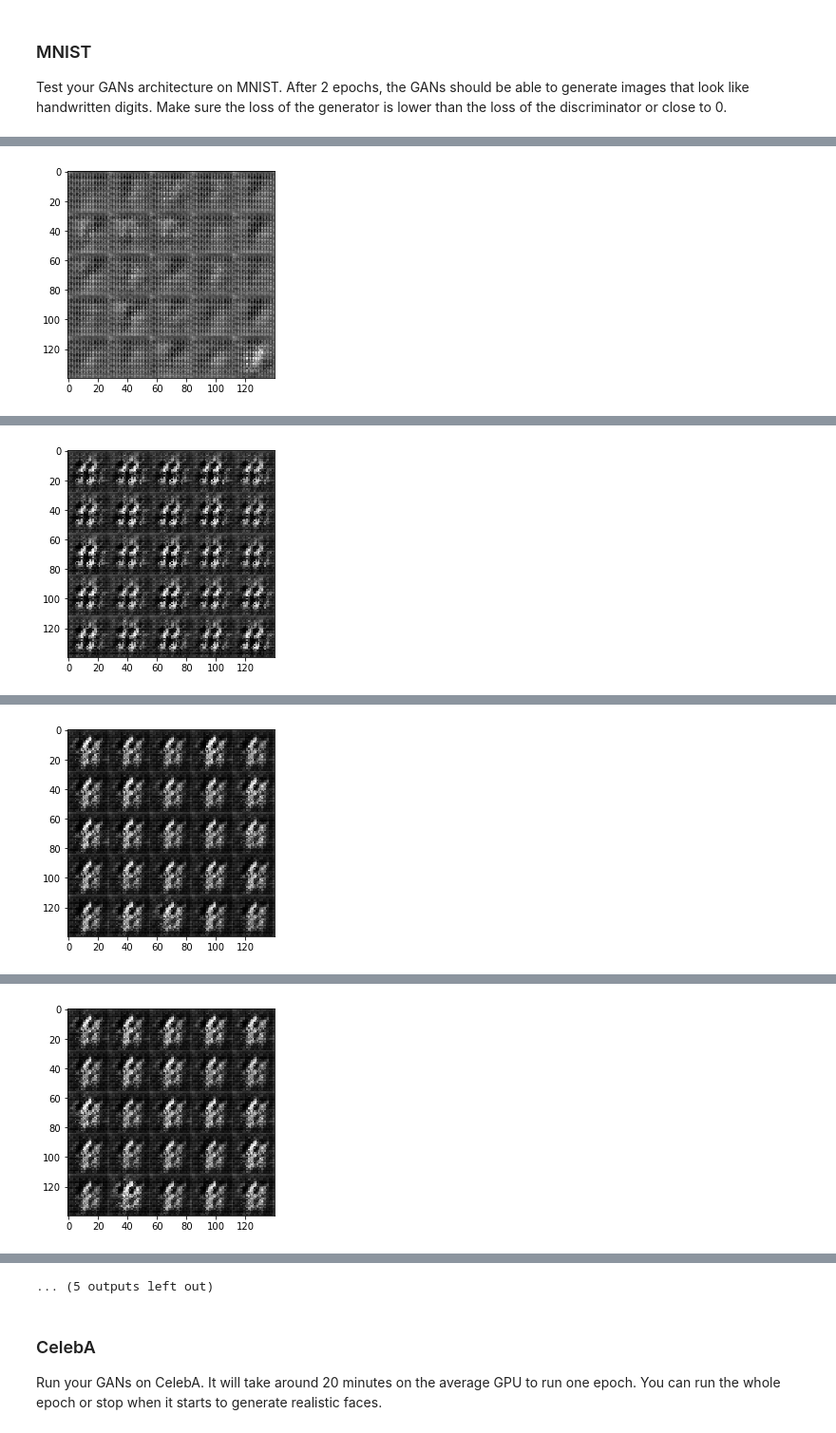
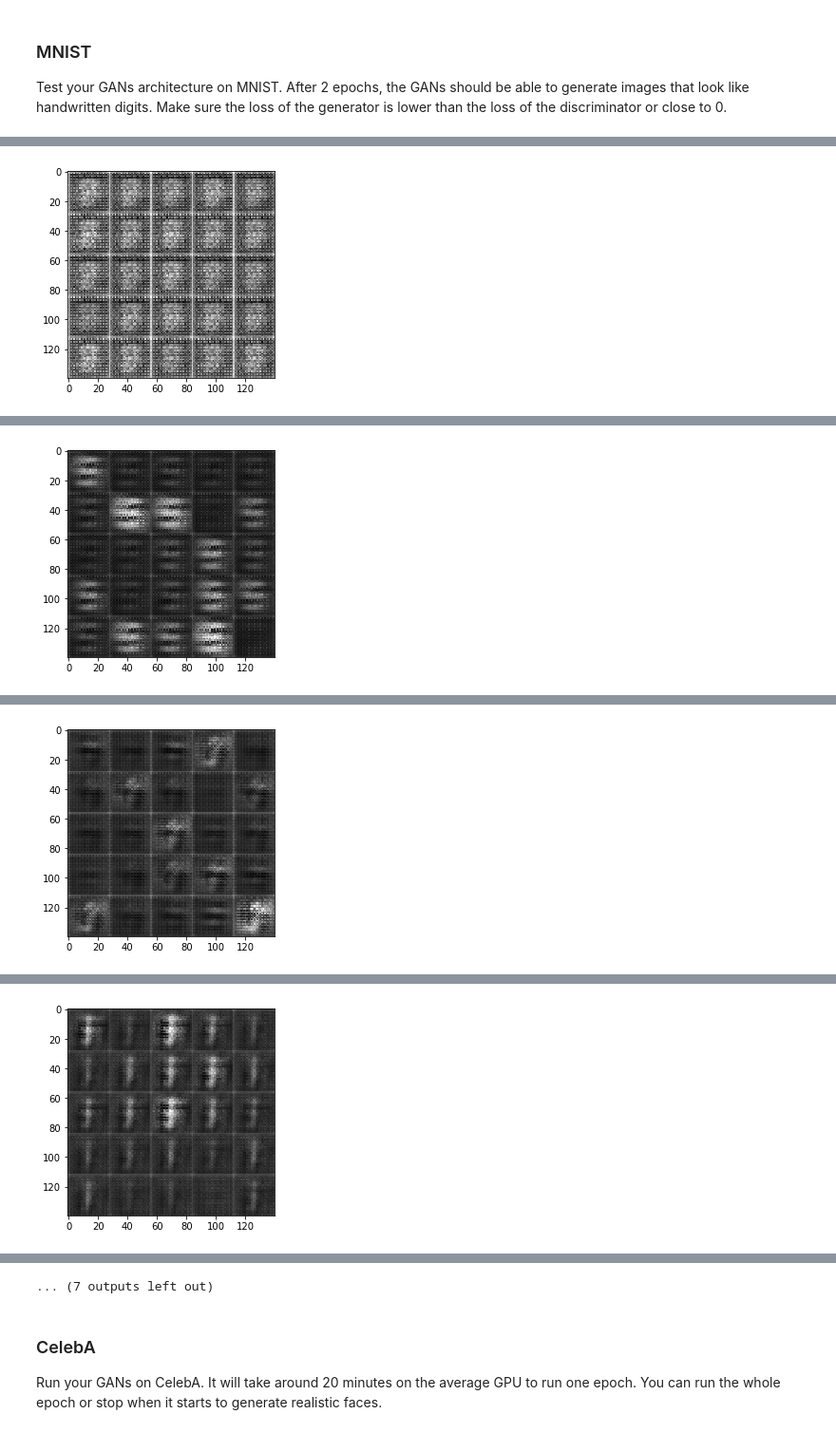
Before and after one commit to guyk1971/deep-learning, a Jupyter notebook: face_generation/dlnd_face_generation_2.ipynb, the cells around one changed output, grey strips where cells are left out. Shown at 95% size. Drawn from its saved outputs; the diff is of its cells as text; code cells hidden in the pictures.

```diff
--- a/face_generation/dlnd_face_generation_2.ipynb
+++ b/face_generation/dlnd_face_generation_2.ipynb
@@ -157,17 +157,22 @@ def discriminator(images, reuse=False):
         # x = tf.nn.dropout(x,0.5)
         # now 14x14x32
 
-        x = tf.layers.conv2d(x,64,5,2,padding='same',kernel_initializer=tf.random_normal_initializer(mean=0,stddev=0.02))   # now 7x7x64
+        x = tf.layers.conv2d(x,64,5,1,padding='same',kernel_initializer=tf.random_normal_initializer(mean=0,stddev=0.02))   # now 7x7x64
+        x = tf.layers.batch_normalization(x,training=True)
+        x = tf.maximum(alpha * x, x)
+
+
+        x = tf.layers.conv2d(x,128,5,2,padding='same',kernel_initializer=tf.random_normal_initializer(mean=0,stddev=0.02))   # now 7x7x64
         x = tf.layers.batch_normalization(x,training=True)
         x = tf.maximum(alpha * x, x)
 
         #layer 2: input = 7x7x64
-        x = tf.layers.conv2d(x,128,5,2,padding='same',kernel_initializer=tf.random_normal_initializer(mean=0,stddev=0.02))  # now 4x4x128
+        x = tf.layers.conv2d(x,256,5,2,padding='same',kernel_initializer=tf.random_normal_initializer(mean=0,stddev=0.02))  # now 4x4x128
         x = tf.layers.batch_normalization(x,training=True)
         x = tf.maximum(alpha * x, x)
 
         #layer 2: input = 4x4x128
-        x = tf.layers.conv2d(x,256,3,2,padding='same',kernel_initializer=tf.random_normal_initializer(mean=0,stddev=0.02))  # now 2x2x128
+        x = tf.layers.conv2d(x,512,3,2,padding='same',kernel_initializer=tf.random_normal_initializer(mean=0,stddev=0.02))  # now 2x2x256
         x = tf.layers.batch_normalization(x,training=True)
         x = tf.maximum(alpha * x, x)
 
@@ -199,27 +204,33 @@ def generator(z, out_channel_dim, is_train=True):
     # reuse of (trained) weights is needed when we want to generate images i.e. during inference
     # thus the reuse flag should be opposite to is_train
     with tf.variable_scope('generator', reuse=not is_train):
-        x = tf.layers.dense(z, 2 * 2 * 256,kernel_initializer=tf.random_normal_initializer(mean=0,stddev=0.02))
-        x = tf.reshape(x, (-1, 2, 2, 256))  # now the tensor is [N,2,2,256]
+        x = tf.layers.dense(z, 2 * 2 * 512,kernel_initializer=tf.random_normal_initializer(mean=0,stddev=0.02))
+        x = tf.reshape(x, (-1, 2, 2, 512))  # now the tensor is [N,2,2,256]
         x = tf.layers.batch_normalization(x, training=is_train)
         x = tf.maximum(alpha * x, x)
         # x = tf.nn.dropout(x, 0.5)
 
-        x = tf.layers.conv2d_transpose(x, 128, 4, 2, padding='same',kernel_initializer=tf.random_normal_initializer(mean=0,stddev=0.02))  # now the tensor is [N,4,4,128]
+        x = tf.layers.conv2d_transpose(x, 256, 4, 2, padding='same',kernel_initializer=tf.random_normal_initializer(mean=0,stddev=0.02))  # now the tensor is [N,4,4,128]
         x = tf.layers.batch_normalization(x, training=is_train)
         x = tf.maximum(alpha * x, x)
 
 
         # Layer 2:
-        x = tf.layers.conv2d_transpose(x, 64, 4, 1, padding='valid',kernel_initializer=tf.random_normal_initializer(mean=0,stddev=0.02))  # now the tensor is [N,7,7,64]
+        x = tf.layers.conv2d_transpose(x, 128, 4, 1, padding='valid',kernel_initializer=tf.random_normal_initializer(mean=0,stddev=0.02))  # now the tensor is [N,7,7,64]
         x = tf.layers.batch_normalization(x, training=is_train)
         x = tf.maximum(alpha * x, x)
         # x = tf.nn.dropout(x, 0.5)
 
         # Layer 3:
-        x = tf.layers.conv2d_transpose(x, 32, 5, 2, padding='same',kernel_initializer=tf.random_normal_initializer(mean=0,stddev=0.02))  # now the tensor is [N,14,14,32]
+        x = tf.layers.conv2d_transpose(x, 64, 5, 2, padding='same',kernel_initializer=tf.random_normal_initializer(mean=0,stddev=0.02))  # now the tensor is [N,14,14,32]
         x = tf.layers.batch_normalization(x, training=is_train)
         x = tf.maximum(alpha * x, x)
+
+        # Layer 3:
+        x = tf.layers.conv2d_transpose(x, 32, 5, 1, padding='same',kernel_initializer=tf.random_normal_initializer(mean=0,stddev=0.02))  # now the tensor is [N,14,14,32]
+        x = tf.layers.batch_normalization(x, training=is_train)
+        x = tf.maximum(alpha * x, x)
+
 
         # Layer 4: the last layer to bring it to image size of 28x28
         logits = tf.layers.conv2d_transpose(x, out_channel_dim, 5, 2, padding='same',kernel_initializer=tf.random_normal_initializer(mean=0,stddev=0.02))
@@ -248,7 +259,7 @@ def model_loss(input_real, input_z, out_channel_dim):
     :return: A tuple of (discriminator loss, generator loss)
     """
     # TODO: Implement Function
-    smooth=0.1
+    smooth=0.0
     # define a generator network
     input_fake = generator(input_z,out_channel_dim,is_train=True)
 
@@ -403,7 +414,7 @@ Test your GANs architecture on MNIST.  After 2 epochs, the GANs should be able t
 # %%
 batch_size = 128
 z_dim = 60
-learning_rate = 0.0005
+learning_rate = 0.0002
 beta1 = 0.5
 
 
@@ -430 +441 @@ Epoch 1/2... Discriminator Loss: 1.5446... Generator Loss: 0.4086
-[figure, old version]
+[figure, new version]
@@ -441 +452 @@ Epoch 1/2... Discriminator Loss: 1.1384... Generator Loss: 0.6817
-[figure, old version]
+[figure, new version]
@@ -452 +463 @@ Epoch 1/2... Discriminator Loss: 1.1068... Generator Loss: 0.6931
-[figure, old version]
+[figure, new version]
@@ -463 +474 @@ Epoch 1/2... Discriminator Loss: 1.1066... Generator Loss: 0.6931
-[figure, old version]
+[figure, new version]
@@ -486,4 +497,4 @@ Epoch 2/2... Discriminator Loss: 1.1065... Generator Loss: 0.6931
-... (5 outputs left out)
+... (7 outputs left out)
 # %% [markdown]
 ### CelebA
 Run your GANs on CelebA.  It will take around 20 minutes on the average GPU to run one epoch.  You can run the whole epoch or stop when it starts to generate realistic faces.
```
Also changed, not shown: parts of 2 cells of this notebook.
